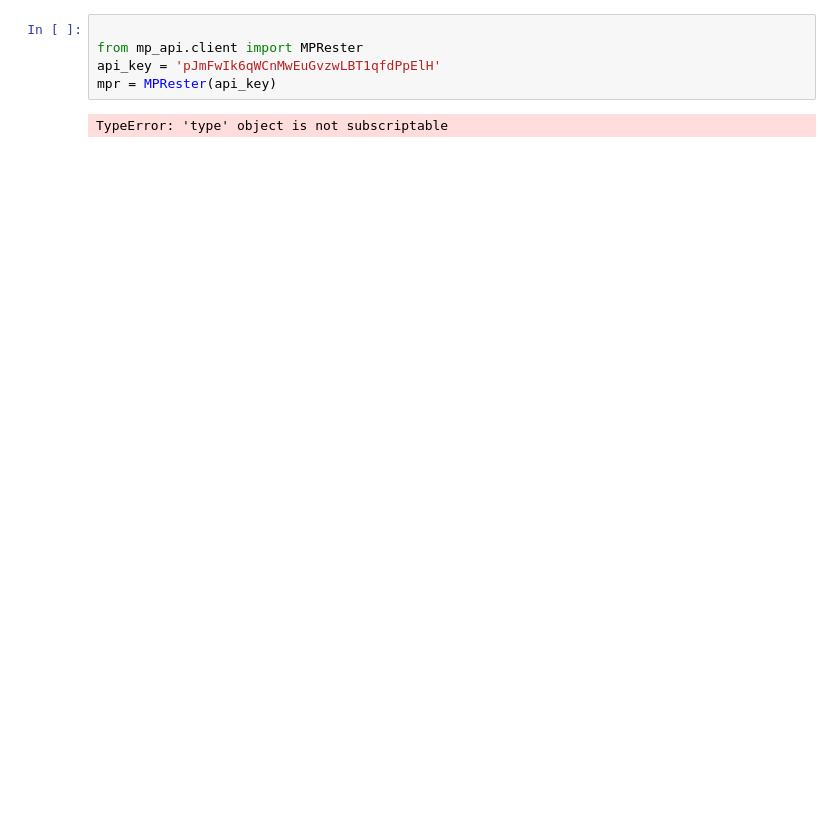
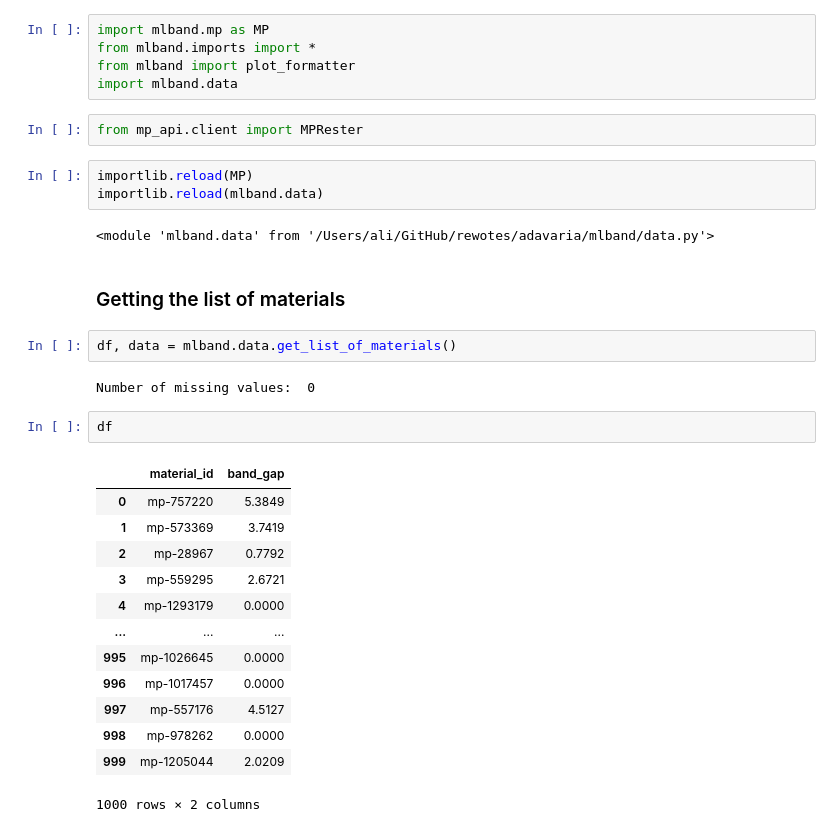
Before and after one commit to Exabyte-io/rewotes, a Jupyter notebook: adavaria/data.ipynb, the cells around one changed output. Drawn from its saved outputs; the diff is of its cells as text; blank space fills up the shorter version.

Commit message:
Updates
Data collection completed
Making the model and preparing for training

```diff
--- a/adavaria/data.ipynb
+++ b/adavaria/data.ipynb
@@ -32,7 +1,34 @@ data
+# %%
+import mlband.mp as MP
+from mlband.imports import *
+from mlband import plot_formatter
+import mlband.data
 # %%
-
 from mp_api.client import MPRester
-api_key = 'pJmFwIk6qWCnMwEuGvzwLBT1qfdPpElH'
-mpr = MPRester(api_key)
-# %% [output]
-TypeError: 'type' object is not subscriptable
+# %%
+importlib.reload(MP)
+importlib.reload(mlband.data)
+# %% [output]
+<module 'mlband.data' from '/Users/ali/GitHub/rewotes/adavaria/mlband/data.py'>
+# %% [markdown]
+### Getting the list of materials
+# %%
+df, data = mlband.data.get_list_of_materials()
+# %% [output]
+Number of missing values:  0
+# %%
+df
+# %% [output]
+|  | material_id | band_gap |
+| 0 | mp-757220 | 5.3849 |
+| 1 | mp-573369 | 3.7419 |
+| 2 | mp-28967 | 0.7792 |
+| 3 | mp-559295 | 2.6721 |
+| 4 | mp-1293179 | 0.0000 |
+| ... | ... | ... |
+| 995 | mp-1026645 | 0.0000 |
+| 996 | mp-1017457 | 0.0000 |
+| 997 | mp-557176 | 4.5127 |
+| 998 | mp-978262 | 0.0000 |
+| 999 | mp-1205044 | 2.0209 |
+1000 rows × 2 columns
```
Also changed, not shown: parts of 17 cells of this notebook, 10 other files.
